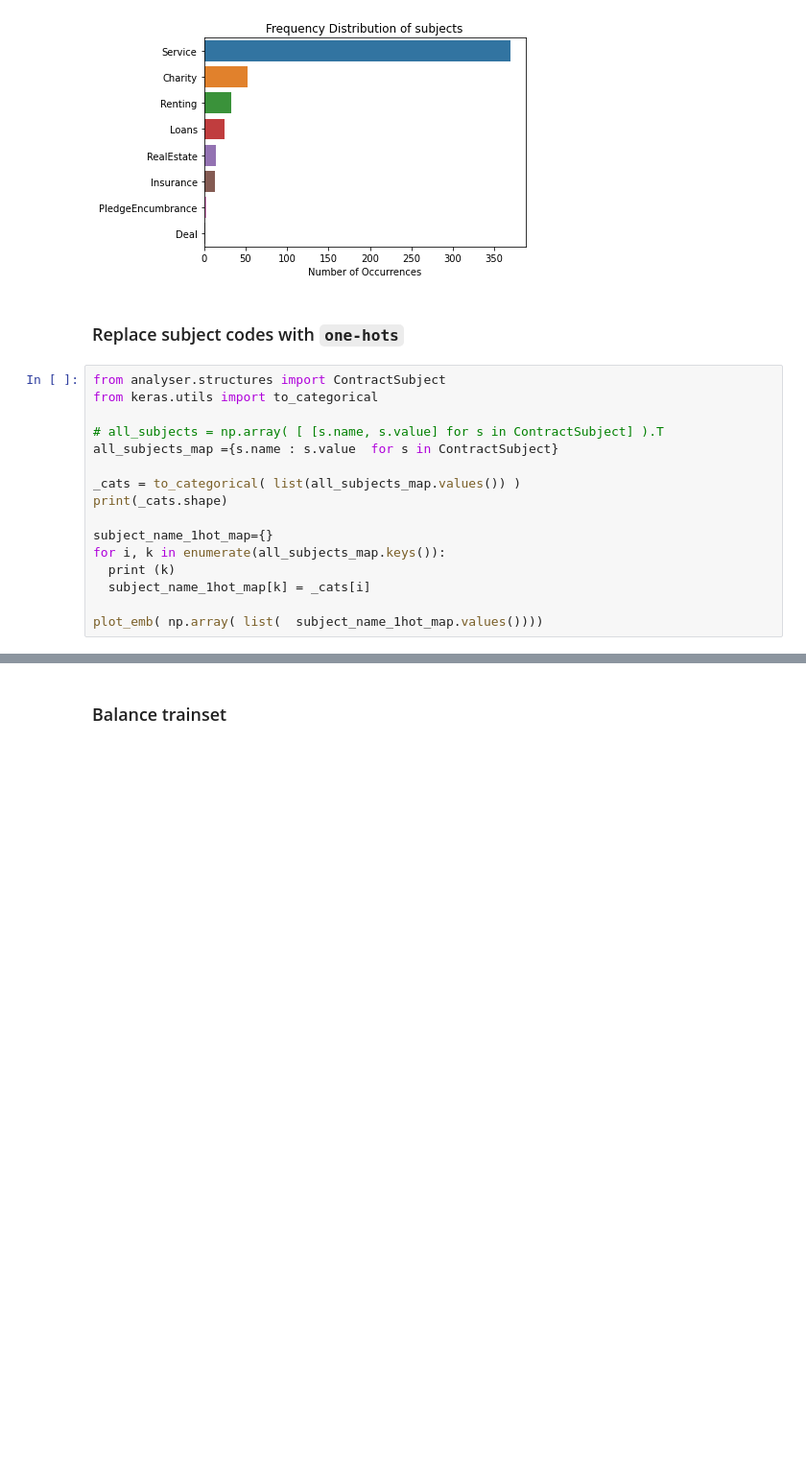
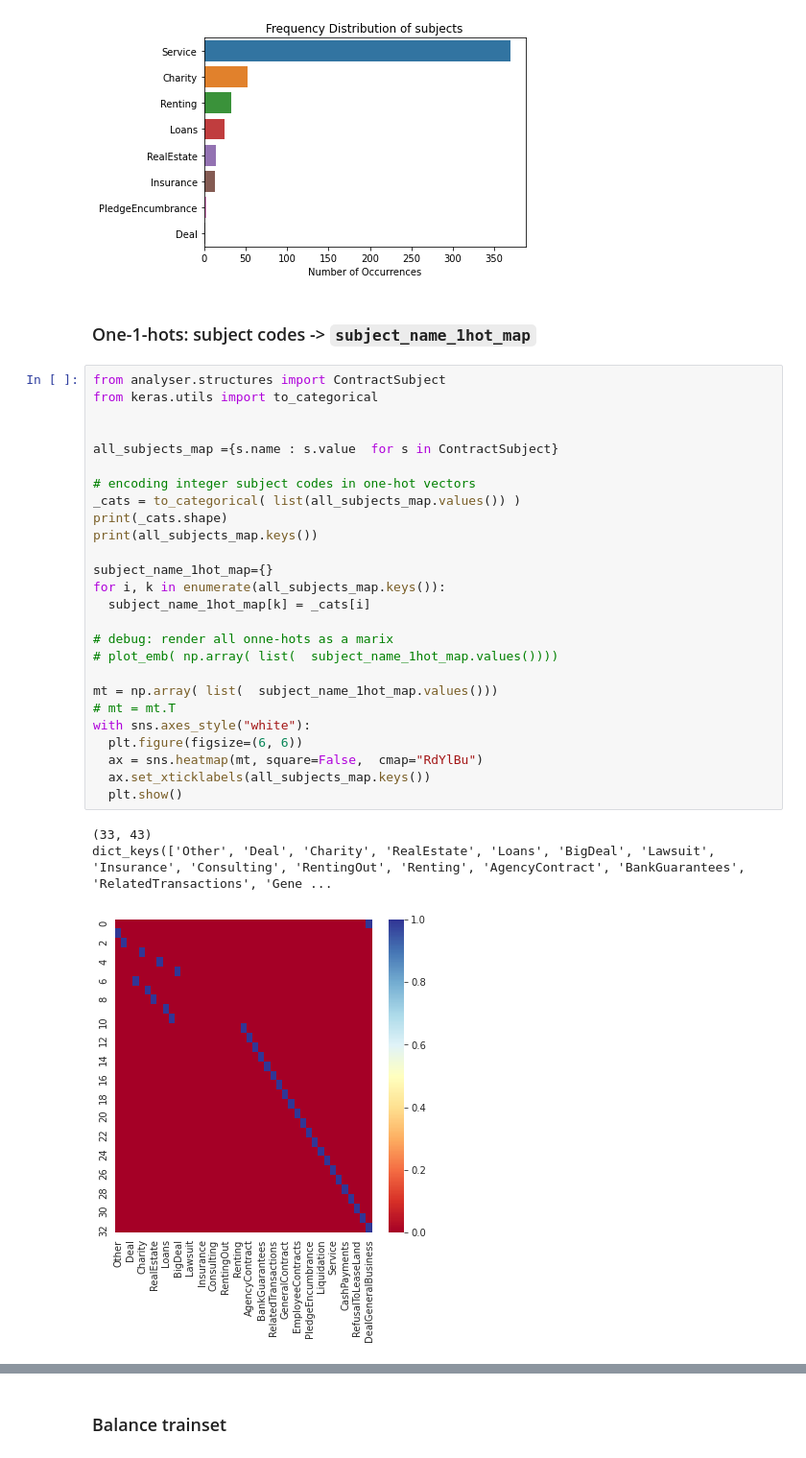
Before and after one commit to nemoware/analyser, a Jupyter notebook: notebooks/TF_subjects.ipynb, the cells around one changed output, grey strips where cells are left out. Shown at 96% size. Cells and saved outputs as stored; diff of their text form; blank space fills up the shorter version.

```diff
--- a/notebooks/TF_subjects.ipynb
+++ b/notebooks/TF_subjects.ipynb
@@ -113,21 +113,35 @@ plt.xlabel('Number of Occurrences')
 plt.show()
 # %% [output]
 [figure]
-# %% [markdown]
-### Replace subject codes with `one-hots`
+# %% [markdown]
+###  One-1-hots: subject codes -> `subject_name_1hot_map`
 # %%
 from analyser.structures import ContractSubject
 from keras.utils import to_categorical
 
-# all_subjects = np.array( [ [s.name, s.value] for s in ContractSubject] ).T
+
 all_subjects_map ={s.name : s.value  for s in ContractSubject}
 
+# encoding integer subject codes in one-hot vectors
 _cats = to_categorical( list(all_subjects_map.values()) )
 print(_cats.shape)
+print(all_subjects_map.keys())
 
 subject_name_1hot_map={}
 for i, k in enumerate(all_subjects_map.keys()):
-  print (k)
   subject_name_1hot_map[k] = _cats[i]
 
-plot_emb( np.array( list(  subject_name_1hot_map.values())))
+# debug: render all onne-hots as a marix
+# plot_emb( np.array( list(  subject_name_1hot_map.values())))
+
+mt = np.array( list(  subject_name_1hot_map.values()))
+# mt = mt.T
+with sns.axes_style("white"):
+  plt.figure(figsize=(6, 6))
+  ax = sns.heatmap(mt, square=False,  cmap="RdYlBu")
+  ax.set_xticklabels(all_subjects_map.keys())
+  plt.show()
+# %% [output]
+(33, 43)
+dict_keys(['Other', 'Deal', 'Charity', 'RealEstate', 'Loans', 'BigDeal', 'Lawsuit', 'Insurance', 'Consulting', 'RentingOut', 'Renting', 'AgencyContract', 'BankGuarantees', 'RelatedTransactions', 'Gene ...
+[figure, added]
```
Also changed, not shown: parts of 3 cells of this notebook.
